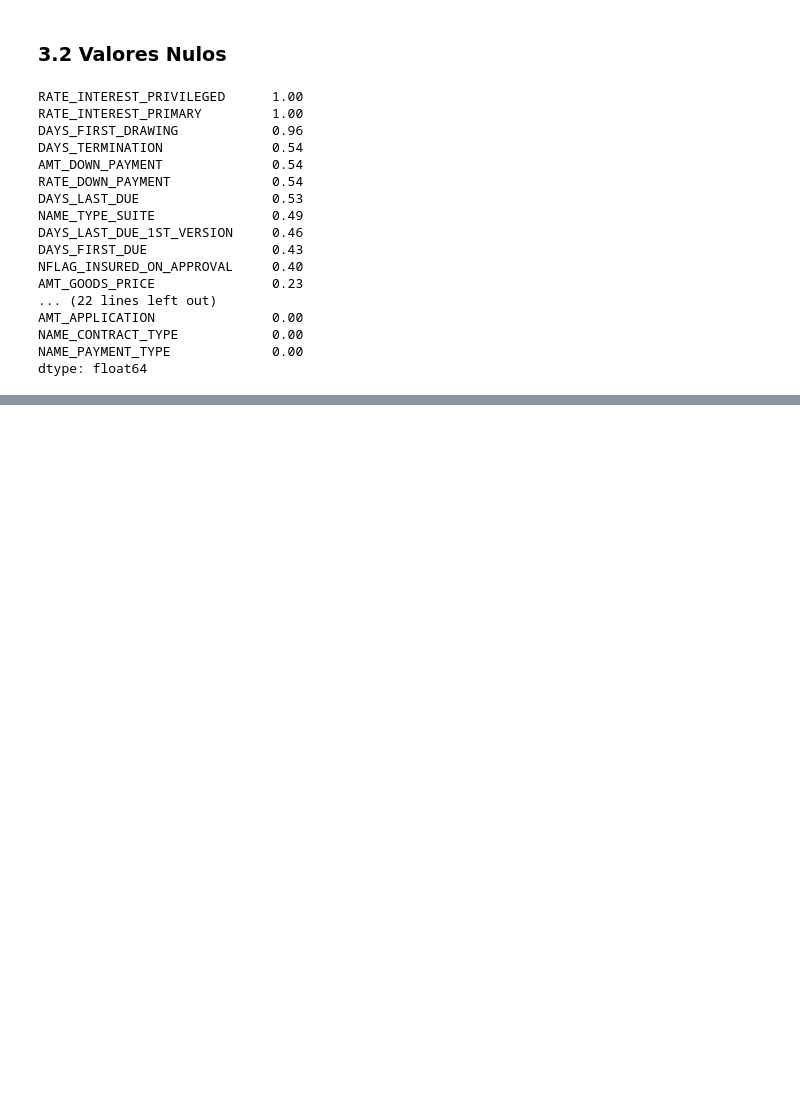
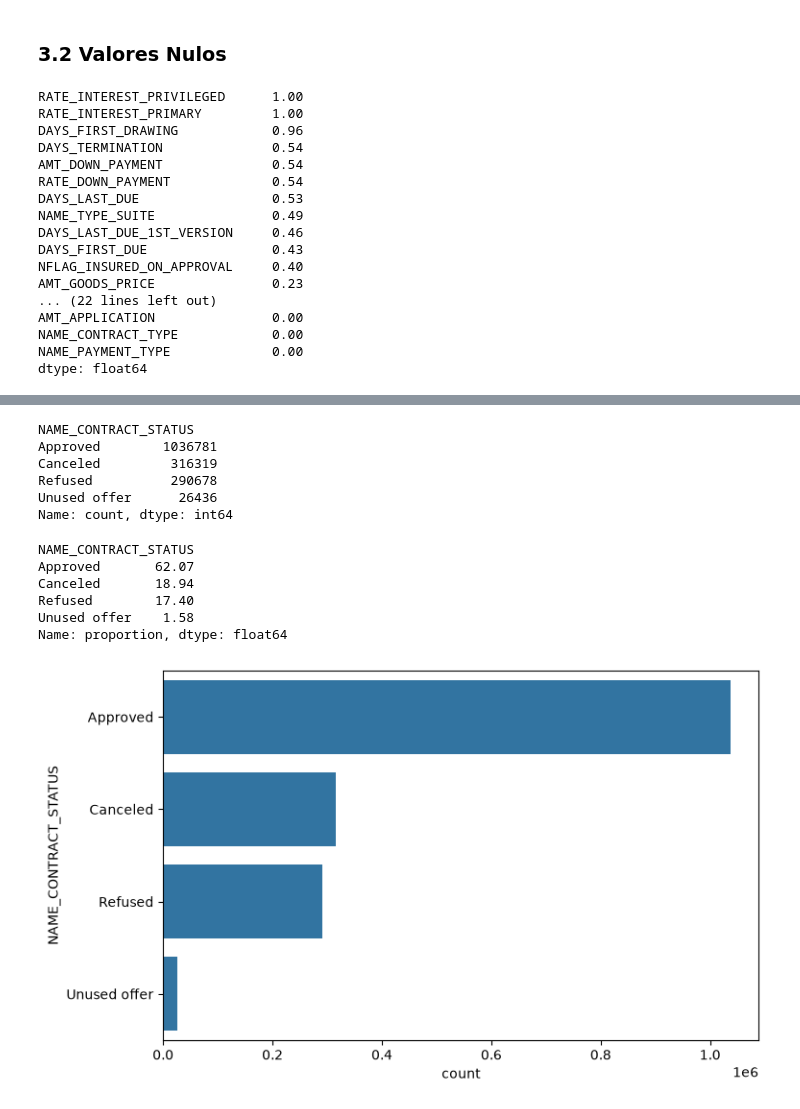
Before and after one commit to luccascruz/projeto-ml-labdata, a Jupyter notebook: DataPipeline/exp_analysis.ipynb, the cells around one changed output, grey strips where cells are left out. Cells and saved outputs as stored; diff of their text form; code cells hidden in the pictures; blank space fills up the shorter version.

```diff
--- a/DataPipeline/exp_analysis.ipynb
+++ b/DataPipeline/exp_analysis.ipynb
@@ -2229,0 +2252,35 @@ Observações
+# %%
+df_previous_application["NAME_CONTRACT_STATUS"].value_counts()
+# %% [output]
+NAME_CONTRACT_STATUS
+Approved        1036781
+Canceled         316319
+Refused          290678
+Unused offer      26436
+Name: count, dtype: int64
+# %%
+(
+    df_previous_application["NAME_CONTRACT_STATUS"]
+    .value_counts(normalize=True)
+    .mul(100)
+    .round(2)
+)
+# %% [output]
+NAME_CONTRACT_STATUS
+Approved       62.07
+Canceled       18.94
+Refused        17.40
+Unused offer    1.58
+Name: proportion, dtype: float64
+# %%
+plt.figure(figsize=(8,5))
+
+sns.countplot(
+    data=df_previous_application,
+    y="NAME_CONTRACT_STATUS",
+    order=df_previous_application["NAME_CONTRACT_STATUS"].value_counts().index
+)
+
+plt.show()
+# %% [output]
+[figure, added]
```
Also changed, not shown: parts of 36 cells of this notebook.
